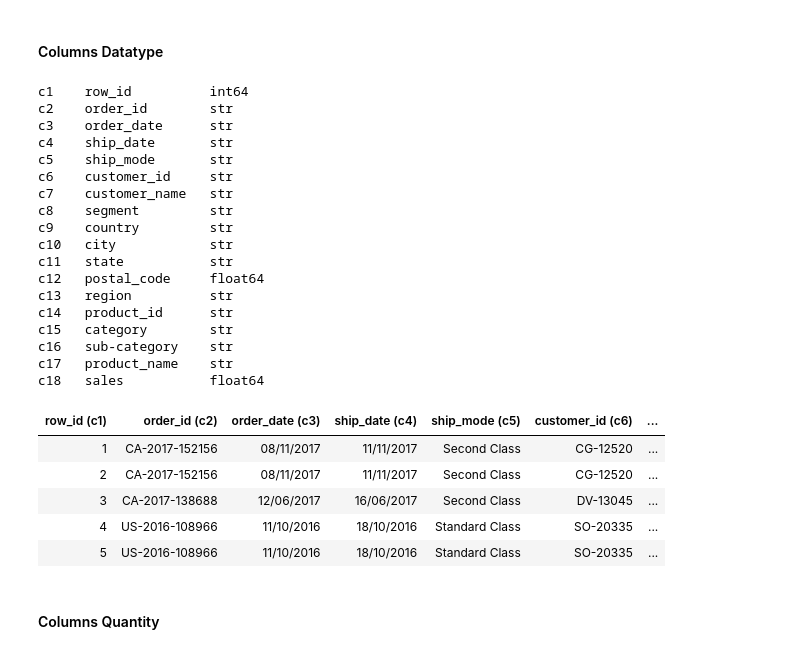
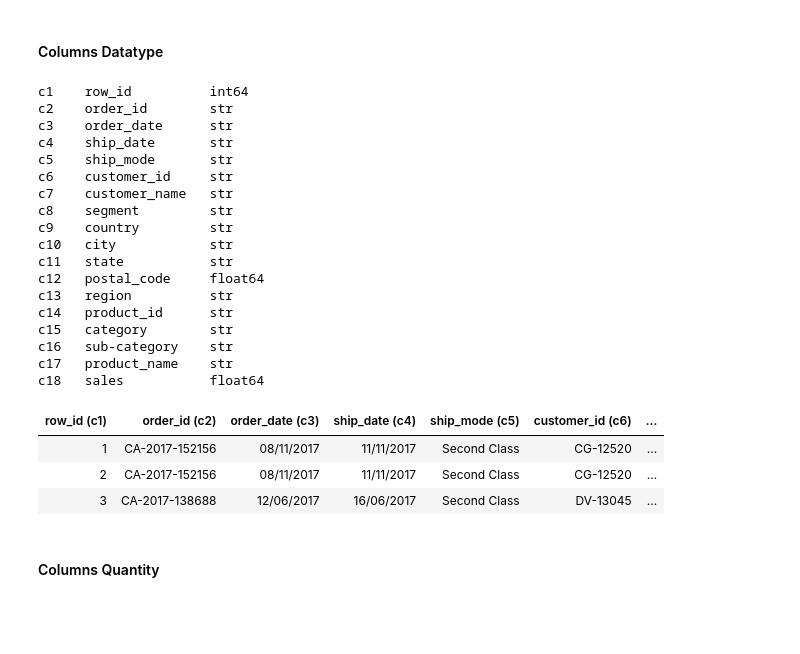
Before and after one commit to VishalShom07/Superstore_Sales, a Jupyter notebook: Clean - Superstore Sales.ipynb, the cells around one changed output. Cells and saved outputs as stored; diff of their text form; code cells hidden in the pictures; blank space fills up the shorter version.

```diff
--- a/Clean - Superstore Sales.ipynb
+++ b/Clean - Superstore Sales.ipynb
@@ -163,32 +162,30 @@ c18   Sales           0.0
 #### Columns Datatype
 # %%
 col_numbers=[f"c{i+1}"for i in range(len(df.columns))];df.columns=df.columns.str.strip().str.lower().str.replace(" ","_");column_info=pd.DataFrame({'c#':col_numbers,'Column':[c.lower()for c in df.columns],'Dtype':df.dtypes.values});col_widths={col:max(column_info[col].astype(str).map(len).max(),len(col))for col in column_info.columns};column_info_str=pd.DataFrame({col:column_info[col].astype(str).str.ljust(col_widths[col]+2)for col in column_info.columns});print(column_info_str.to_string(index=False,header=False));df_renamed=df.rename(columns={col:f"{col} (c{i+1})"for i,col in enumerate(df.columns)});
-display(df_renamed.head().style.hide(axis="index").set_properties(**{'text-align':'left'}).set_table_styles([{'selector':'th','props':[('text-align','center')]},{'selector':'th','props':[('border','1.5px solid white')]},{'selector':'td','props':[('border','1px solid white')]}]))
+display(df_renamed.head(3).style.hide(axis="index").set_properties(**{'text-align':'left'}).set_table_styles([{'selector':'th','props':[('text-align','center')]},{'selector':'th','props':[('border','1.5px solid white')]},{'selector':'td','props':[('border','1px solid white')]}]))
 # %% [output]
 c1    row_id          int64
 c2    order_id        str
 c3    order_date      str
 c4    ship_date       str
 c5    ship_mode       str
 c6    customer_id     str
 c7    customer_name   str
 c8    segment         str
 c9    country         str
 c10   city            str
 c11   state           str
 c12   postal_code     float64
 c13   region          str
 c14   product_id      str
 c15   category        str
 c16   sub-category    str
 c17   product_name    str
 c18   sales           float64
 | row_id (c1) | order_id (c2) | order_date (c3) | ship_date (c4) | ship_mode (c5) | customer_id (c6) | ... |
 | 1 | CA-2017-152156 | 08/11/2017 | 11/11/2017 | Second Class | CG-12520 | ... |
 | 2 | CA-2017-152156 | 08/11/2017 | 11/11/2017 | Second Class | CG-12520 | ... |
 | 3 | CA-2017-138688 | 12/06/2017 | 16/06/2017 | Second Class | DV-13045 | ... |
-| 4 | US-2016-108966 | 11/10/2016 | 18/10/2016 | Standard Class | SO-20335 | ... |
-| 5 | US-2016-108966 | 11/10/2016 | 18/10/2016 | Standard Class | SO-20335 | ... |
 # %% [markdown]
 #### Columns Quantity
 # %%
```
Also changed, not shown: parts of 8 cells of this notebook, 17 other files.
